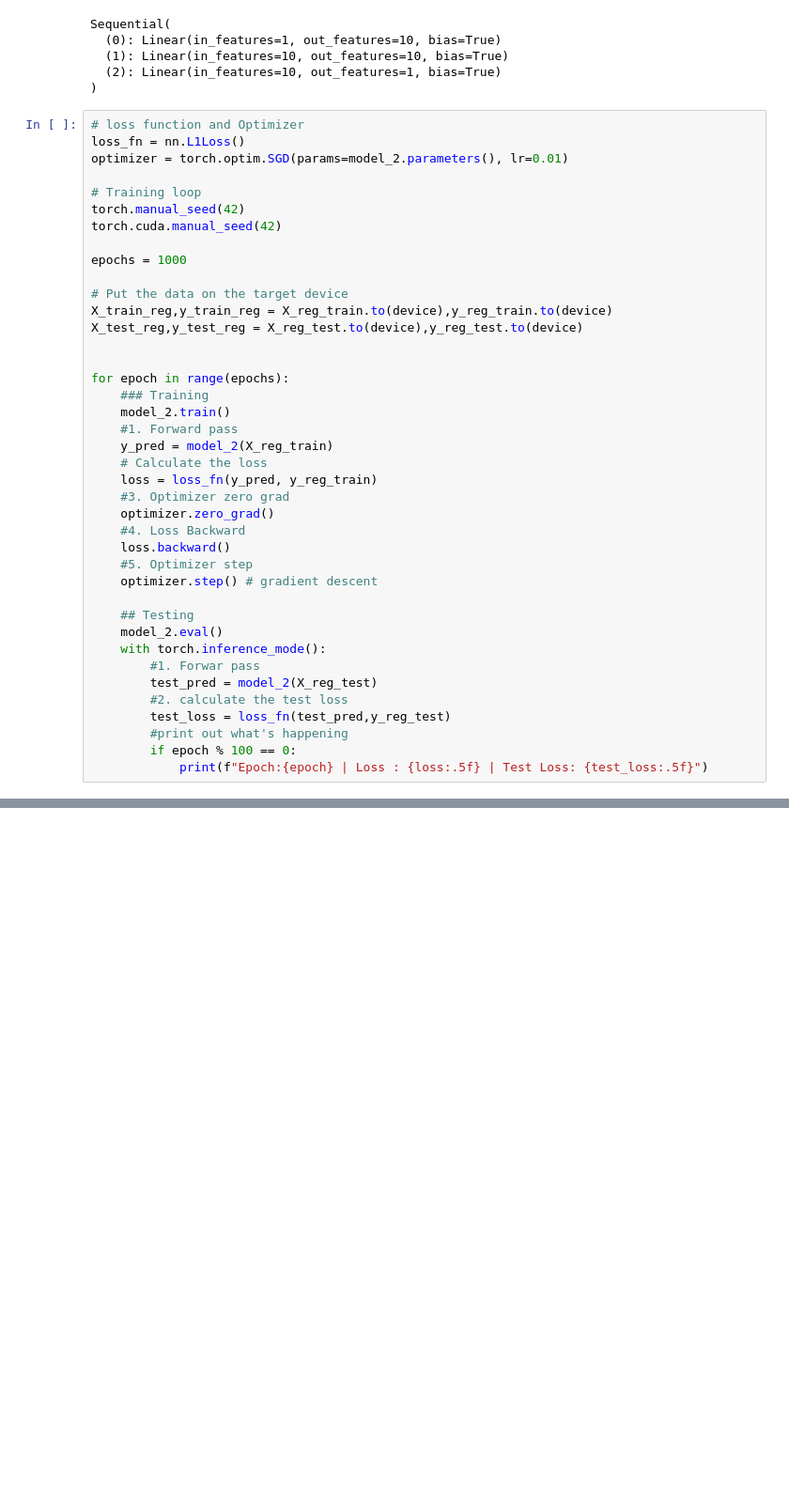
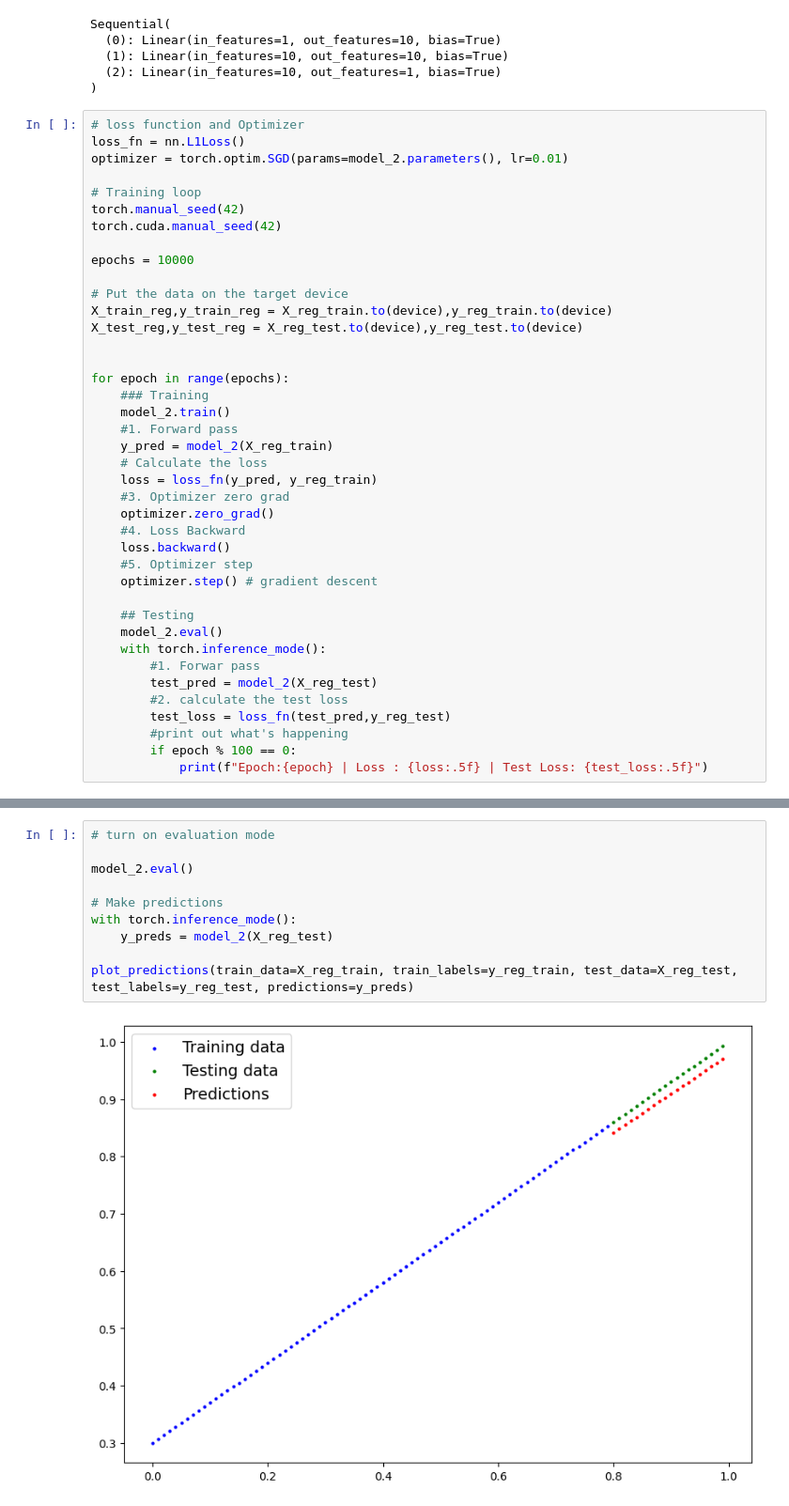
Before and after one commit to lirichardil/PyTorch, a Jupyter notebook: 02_PyTorch Neural Network Classification.ipynb, the cells around one changed output, grey strips where cells are left out. Shown at 94% size. Saved outputs shown, nothing was run; the diff lists cells and outputs as text; blank space fills up the shorter version.

```diff
--- a/02_PyTorch Neural Network Classification.ipynb
+++ b/02_PyTorch Neural Network Classification.ipynb
@@ -751,7 +757,7 @@ optimizer = torch.optim.SGD(params=model_2.parameters(), lr=0.01)
 torch.manual_seed(42)
 torch.cuda.manual_seed(42)
 
-epochs = 1000
+epochs = 10000
 
 # Put the data on the target device
 X_train_reg,y_train_reg = X_reg_train.to(device),y_reg_train.to(device)
@@ -795,0 +812,12 @@ Epoch:900 | Loss : 0.01406 | Test Loss: 0.00288
+# %%
+# turn on evaluation mode
+
+model_2.eval()
+
+# Make predictions
+with torch.inference_mode():
+    y_preds = model_2(X_reg_test)
+
+plot_predictions(train_data=X_reg_train, train_labels=y_reg_train, test_data=X_reg_test, test_labels=y_reg_test, predictions=y_preds)
+# %% [output]
+[figure, added]
```
Also changed, not shown: parts of 37 cells of this notebook.
